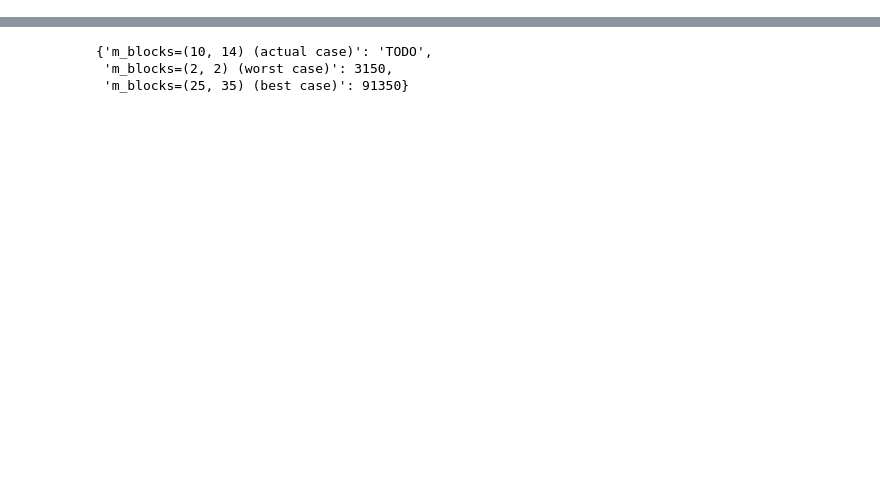
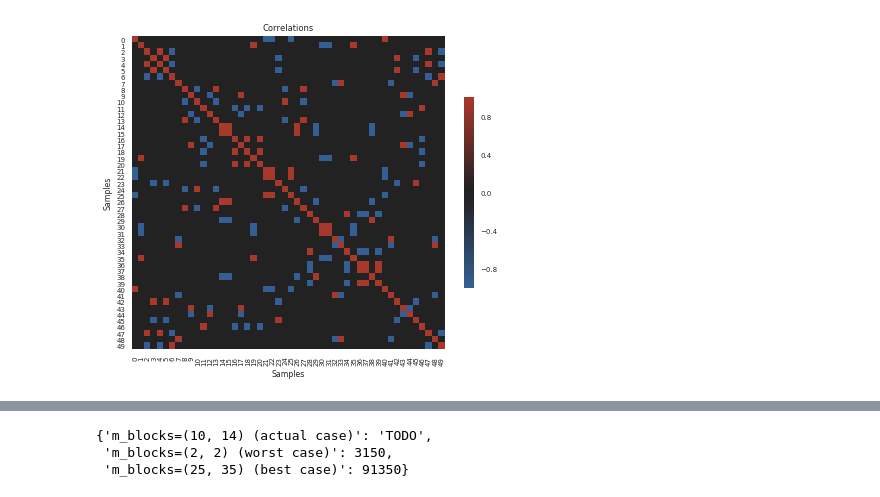
Before and after one commit to a378ec99/bcn, a Jupyter notebook: bcn/examples/Example.ipynb, the cells around one changed output, grey strips where cells are left out. Cells and saved outputs as stored; diff of their text form; code cells hidden in the pictures; blank space fills up the shorter version.

```diff
--- a/bcn/examples/Example.ipynb
+++ b/bcn/examples/Example.ipynb
@@ -69,3 +77,5 @@ mixed = truth.d['sample']['mixed']
 # %%
-#show_dependence_structure(true_correlations, 'sample')
+show_dependence_structure(true_correlations, 'sample')
+# %% [output]
+[figure, added]
 # %%
```
Also changed, not shown: parts of 34 cells of this notebook.
